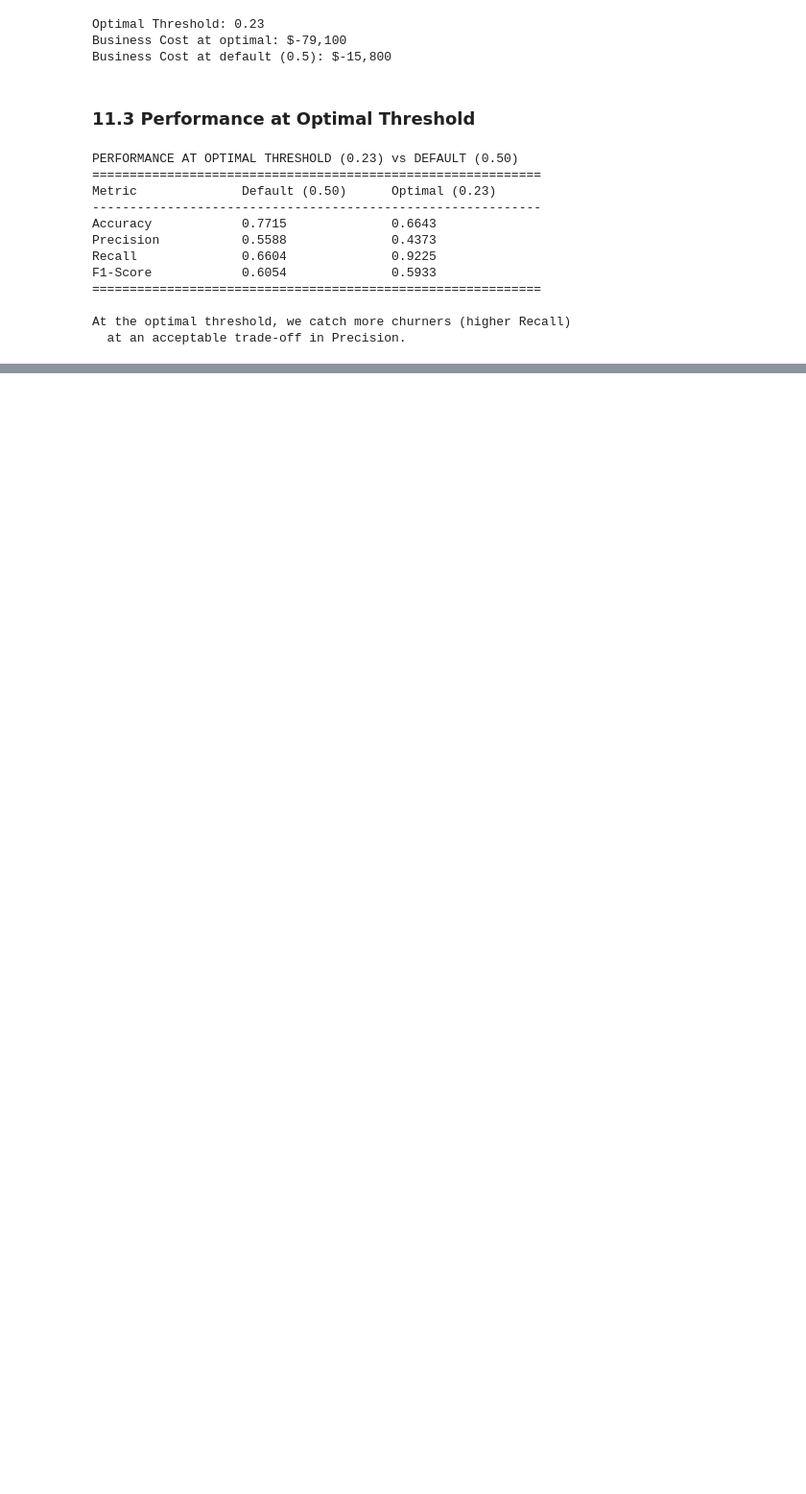
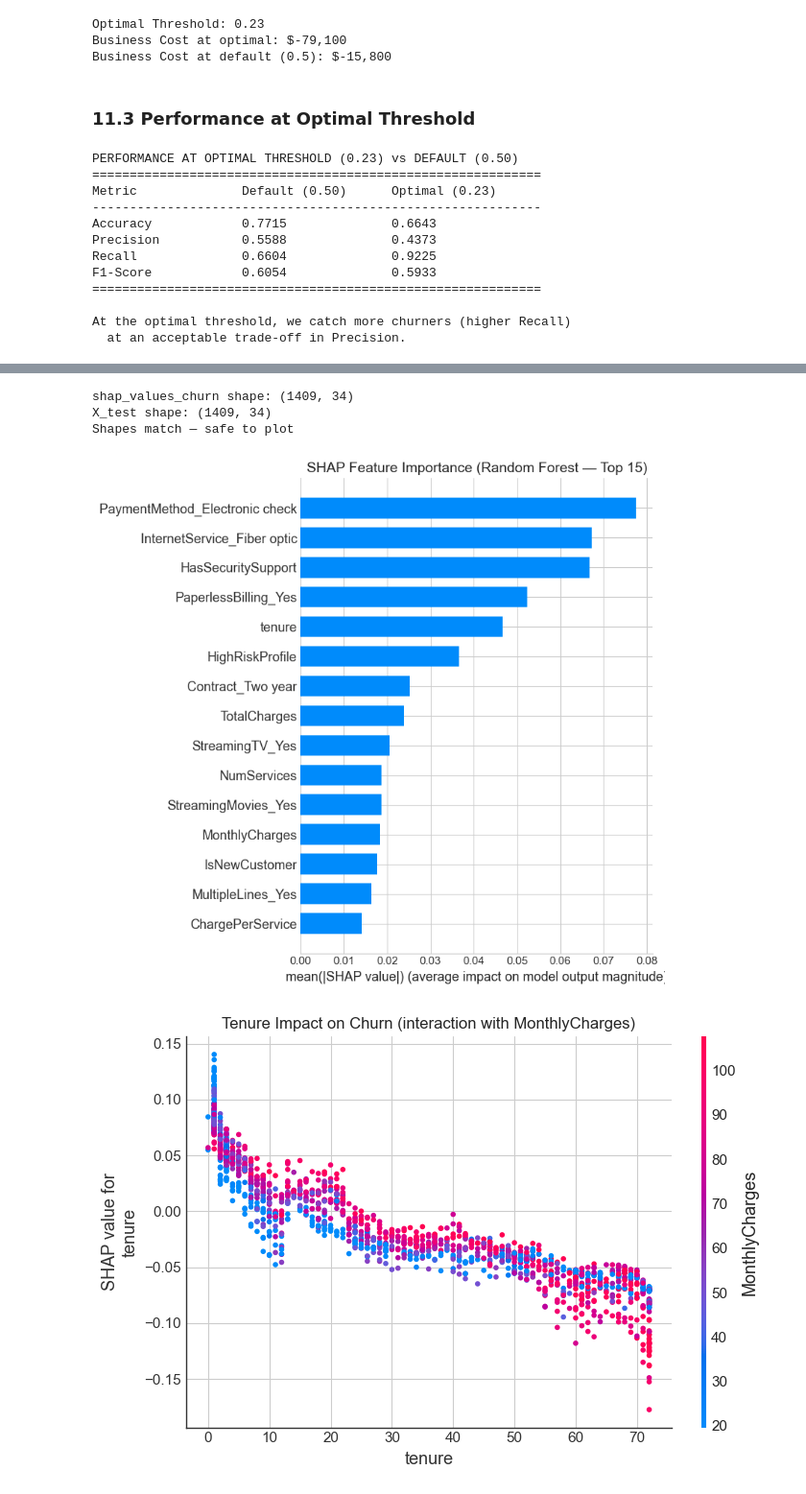
Before and after one commit to mariamTsintsadze/telecom-customer-churn-prediction, a Jupyter notebook: Telco_Customer_Churn_Analysis.ipynb, the cells around one changed output, grey strips where cells are left out. Shown at 96% size. Saved outputs shown, nothing was run; the diff lists cells and outputs as text; code cells hidden in the pictures; blank space fills up the shorter version.

Commit message:
Add explainable AI analysis and churn risk scoring

```diff
--- a/Telco_Customer_Churn_Analysis.ipynb
+++ b/Telco_Customer_Churn_Analysis.ipynb
@@ -1857,0 +1866,41 @@ At the optimal threshold, we catch more churners (higher Recall)
+# %%
+explainer = shap.TreeExplainer(rf_model)
+shap_values = explainer.shap_values(X_test)
+
+# Handle both SHAP return formats depending on version:
+# Older versions: list of 2 arrays → shap_values[1]
+# Newer versions: 3D array of shape (n_samples, n_features, n_classes)
+if isinstance(shap_values, list):
+    shap_values_churn = shap_values[1]
+else:
+    shap_values_churn = shap_values[:, :, 1]
+
+print(f"shap_values_churn shape: {shap_values_churn.shape}")
+print(f"X_test shape: {X_test.shape}")
+assert shap_values_churn.shape == X_test.shape, \
+    f"Shape mismatch: {shap_values_churn.shape} vs {X_test.shape}"
+print("Shapes match — safe to plot")
+
+# Bar plot — global importance
+plt.figure(figsize=(12, 8))
+shap.summary_plot(shap_values_churn, X_test,
+                  feature_names=X_test.columns.tolist(),
+                  plot_type="bar", max_display=15, show=False)
+plt.title('SHAP Feature Importance (Random Forest — Top 15)', fontsize=14)
+plt.tight_layout()
+plt.savefig('shap_feature_importance.png', dpi=150, bbox_inches='tight')
+plt.show()
+
+# Dependence plot for tenure
+shap.dependence_plot("tenure", shap_values_churn, X_test,
+                     interaction_index="MonthlyCharges", show=False)
+plt.title('Tenure Impact on Churn (interaction with MonthlyCharges)', fontsize=12)
+plt.tight_layout()
+plt.savefig('shap_dependence_tenure.png', dpi=150, bbox_inches='tight')
+plt.show()
+# %% [output]
+shap_values_churn shape: (1409, 34)
+X_test shape: (1409, 34)
+Shapes match — safe to plot
+[figure, added]
+[figure, added]
```
Also changed, not shown: parts of 25 cells of this notebook.
